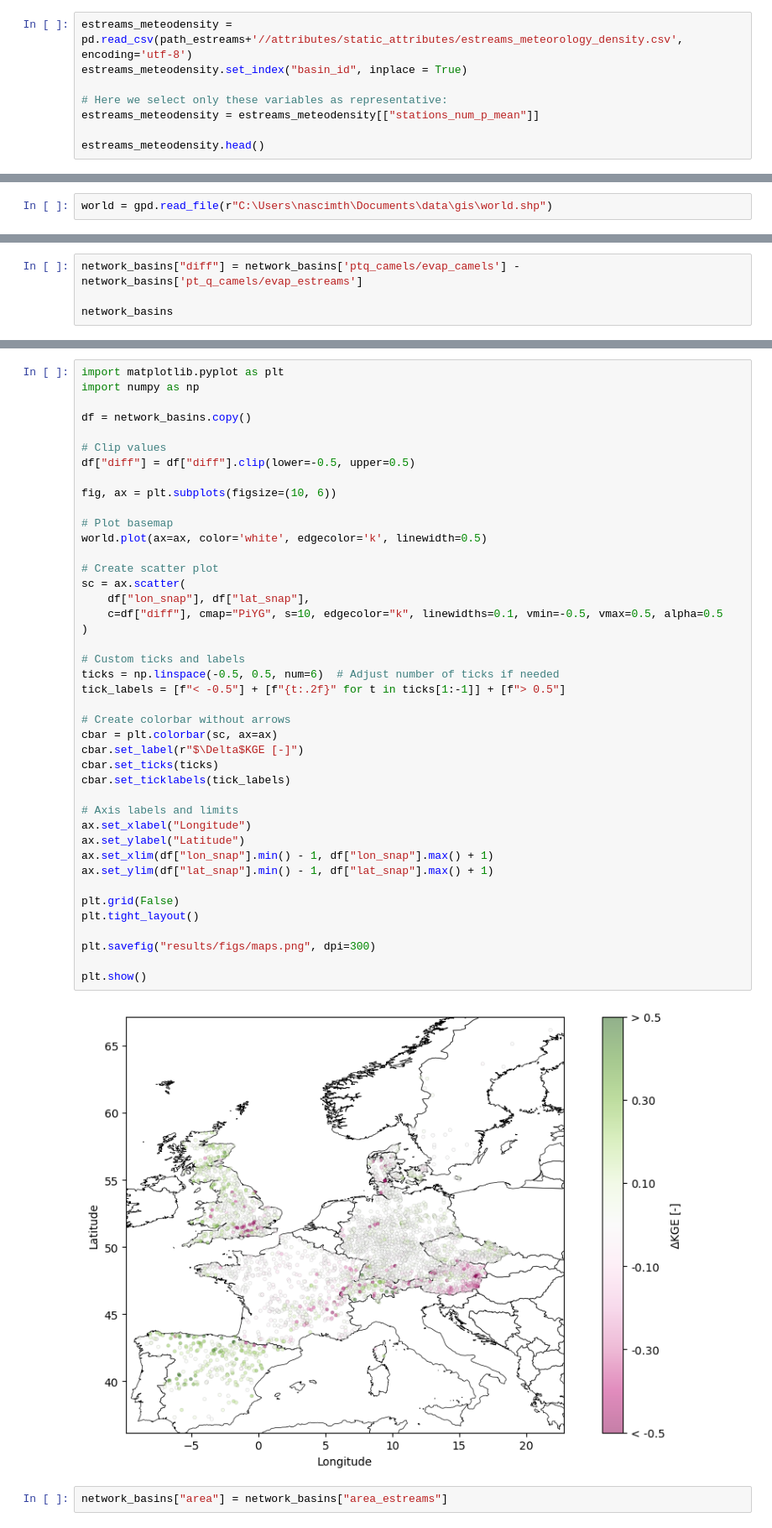
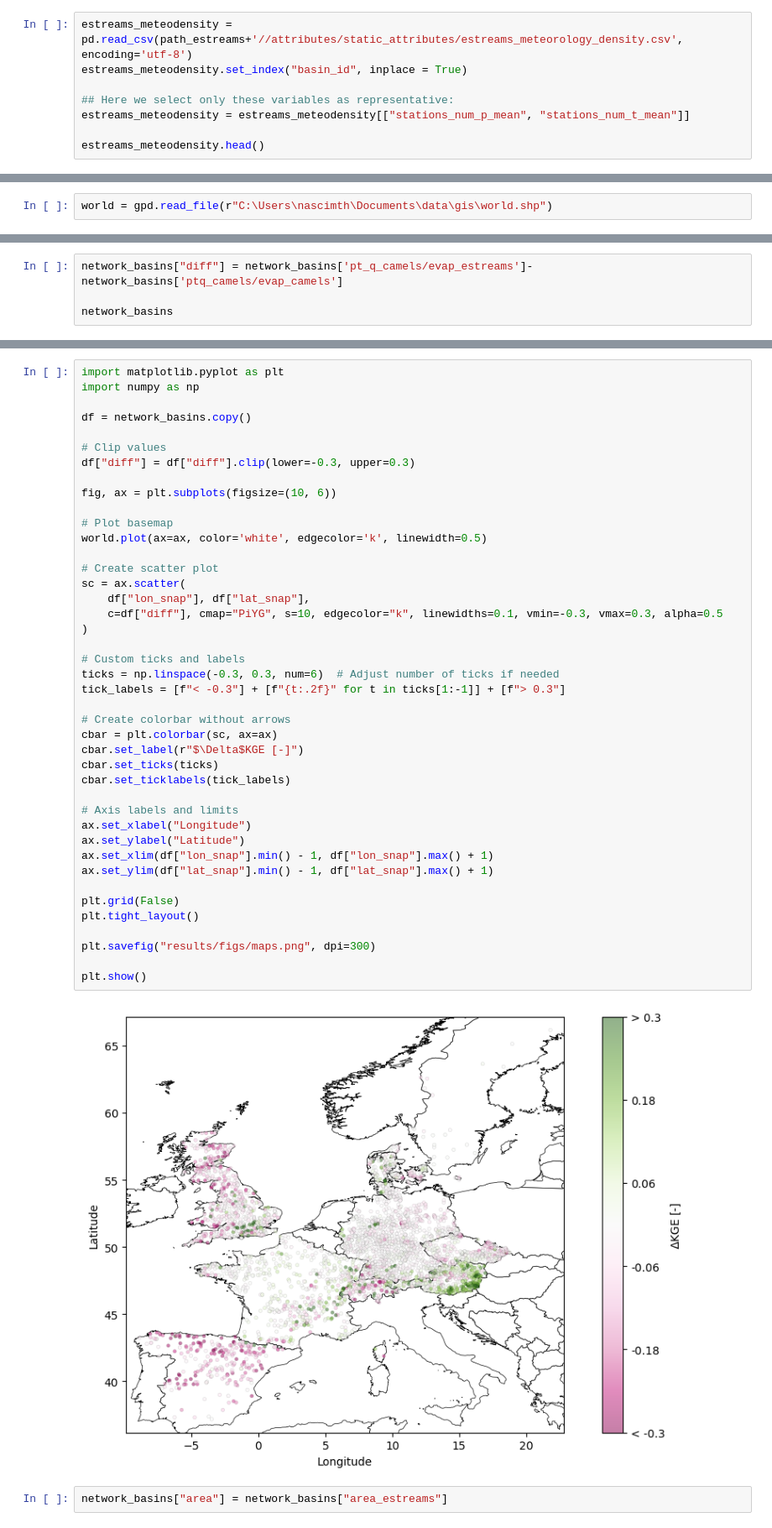
Before and after one commit to thiagovmdon/EOBS-quality, a Jupyter notebook: code/Paper_Quality_EOBS_d_exploring_results.ipynb, the cells around one changed output, grey strips where cells are left out. Shown at 84% size. Saved outputs shown, nothing was run; the diff lists cells and outputs as text.

```diff
--- a/code/Paper_Quality_EOBS_d_exploring_results.ipynb
+++ b/code/Paper_Quality_EOBS_d_exploring_results.ipynb
@@ -94,8 +94,8 @@ estreams_signatures
 estreams_meteodensity = pd.read_csv(path_estreams+'//attributes/static_attributes/estreams_meteorology_density.csv', encoding='utf-8')
 estreams_meteodensity.set_index("basin_id", inplace = True)
 
-# Here we select only these variables as representative:
-estreams_meteodensity = estreams_meteodensity[["stations_num_p_mean"]]
+## Here we select only these variables as representative:
+estreams_meteodensity = estreams_meteodensity[["stations_num_p_mean", "stations_num_t_mean"]]
 
 estreams_meteodensity.head()
 # %% [output]
@@ -365,5 +397,5 @@ world = gpd.read_file(r"C:\Users\nascimth\Documents\data\gis\world.shp")
 # %%
-network_basins["diff"] = network_basins['ptq_camels/evap_camels'] - network_basins['pt_q_camels/evap_estreams']
+network_basins["diff"] = network_basins['pt_q_camels/evap_estreams']-network_basins['ptq_camels/evap_camels']
 
 network_basins
 # %% [output]
@@ -388,43 +420,43 @@ import numpy as np
 df = network_basins.copy()
 
 # Clip values
-df["diff"] = df["diff"].clip(lower=-0.5, upper=0.5)
+df["diff"] = df["diff"].clip(lower=-0.3, upper=0.3)
 
 fig, ax = plt.subplots(figsize=(10, 6))
 
 # Plot basemap
 world.plot(ax=ax, color='white', edgecolor='k', linewidth=0.5)
 
 # Create scatter plot
 sc = ax.scatter(
     df["lon_snap"], df["lat_snap"],
-    c=df["diff"], cmap="PiYG", s=10, edgecolor="k", linewidths=0.1, vmin=-0.5, vmax=0.5, alpha=0.5
+    c=df["diff"], cmap="PiYG", s=10, edgecolor="k", linewidths=0.1, vmin=-0.3, vmax=0.3, alpha=0.5
 )
 
 # Custom ticks and labels
-ticks = np.linspace(-0.5, 0.5, num=6)  # Adjust number of ticks if needed
-tick_labels = [f"< -0.5"] + [f"{t:.2f}" for t in ticks[1:-1]] + [f"> 0.5"]
+ticks = np.linspace(-0.3, 0.3, num=6)  # Adjust number of ticks if needed
+tick_labels = [f"< -0.3"] + [f"{t:.2f}" for t in ticks[1:-1]] + [f"> 0.3"]
 
 # Create colorbar without arrows
 cbar = plt.colorbar(sc, ax=ax)
 cbar.set_label(r"$\Delta$KGE [-]")
 cbar.set_ticks(ticks)
 cbar.set_ticklabels(tick_labels)
 
 # Axis labels and limits
 ax.set_xlabel("Longitude")
 ax.set_ylabel("Latitude")
 ax.set_xlim(df["lon_snap"].min() - 1, df["lon_snap"].max() + 1)
 ax.set_ylim(df["lat_snap"].min() - 1, df["lat_snap"].max() + 1)
 
 plt.grid(False)
 plt.tight_layout()
 
 plt.savefig("results/figs/maps.png", dpi=300)
 
 plt.show()
 # %% [output]
-[figure, old version]
+[figure, new version]
 # %%
 network_basins["area"] = network_basins["area_estreams"]
 # %%
```
Also changed, not shown: parts of 42 cells of this notebook, 5 other files.
